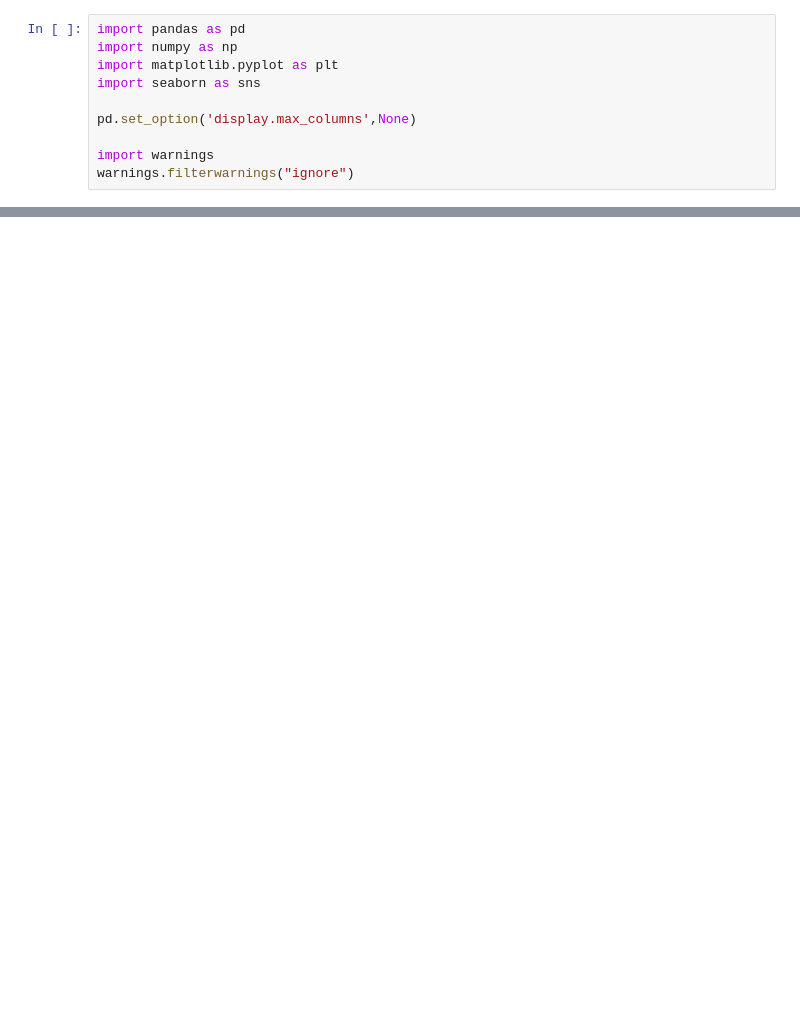
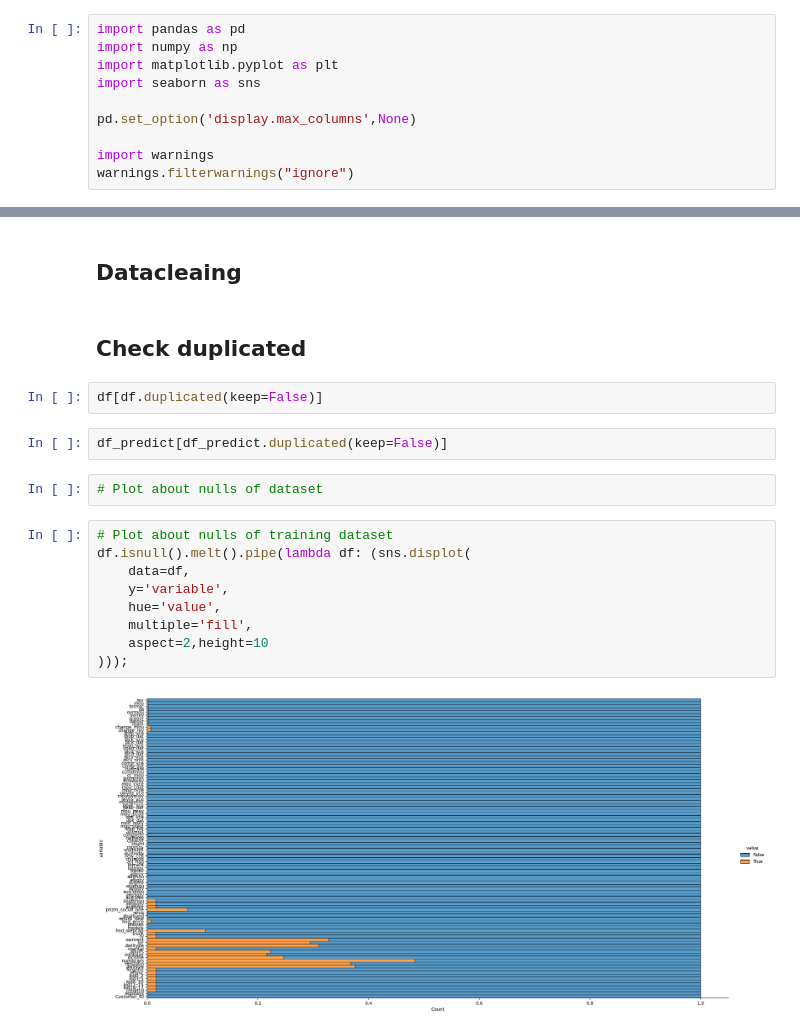
Before and after one commit to haroldavis/Project-ML-Servicenow, a Jupyter notebook: EDA/index.ipynb, the cells around one changed output, grey strips where cells are left out. Cells and saved outputs as stored; diff of their text form; blank space fills up the shorter version.

```diff
--- a/EDA/index.ipynb
+++ b/EDA/index.ipynb
@@ -23,0 +122,21 @@ df.head()
+# %% [markdown]
+## Datacleaing
+# %% [markdown]
+## Check duplicated
+# %%
+df[df.duplicated(keep=False)]
+# %%
+df_predict[df_predict.duplicated(keep=False)]
+# %%
+# Plot about nulls of dataset
+# %%
+# Plot about nulls of training dataset
+df.isnull().melt().pipe(lambda df: (sns.displot(
+    data=df,
+    y='variable',
+    hue='value',
+    multiple='fill',
+    aspect=2,height=10
+)));
+# %% [output]
+[figure, added]
```
Also changed, not shown: parts of 15 cells of this notebook.
